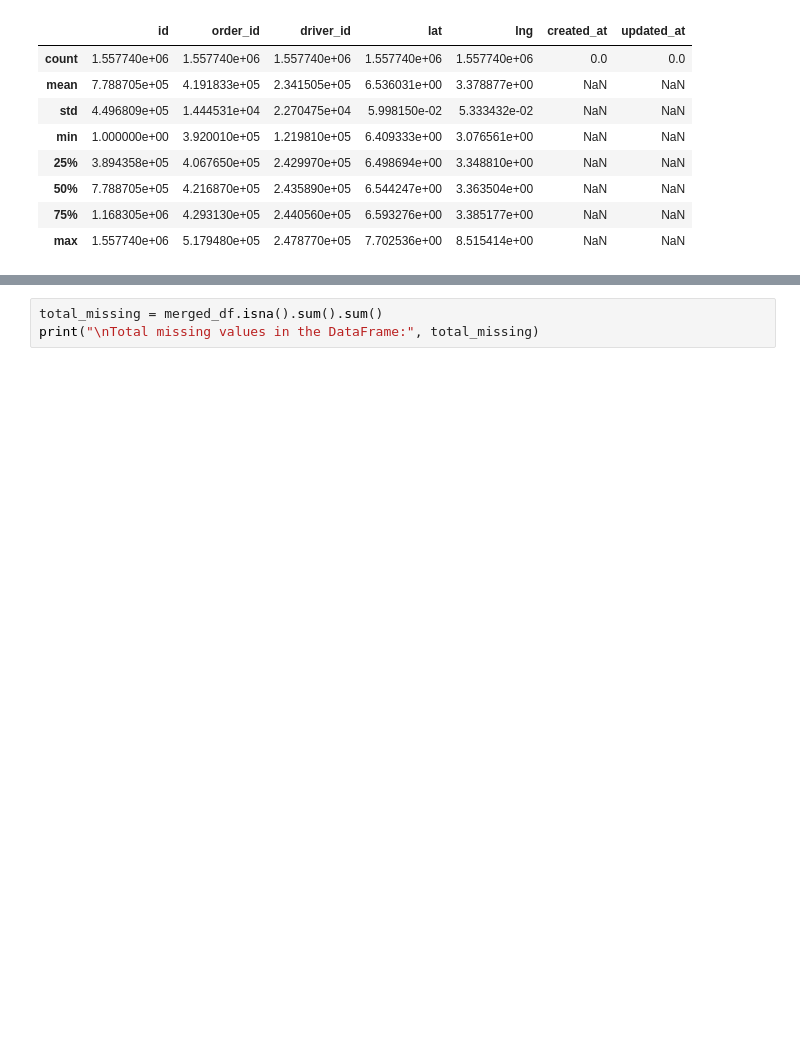
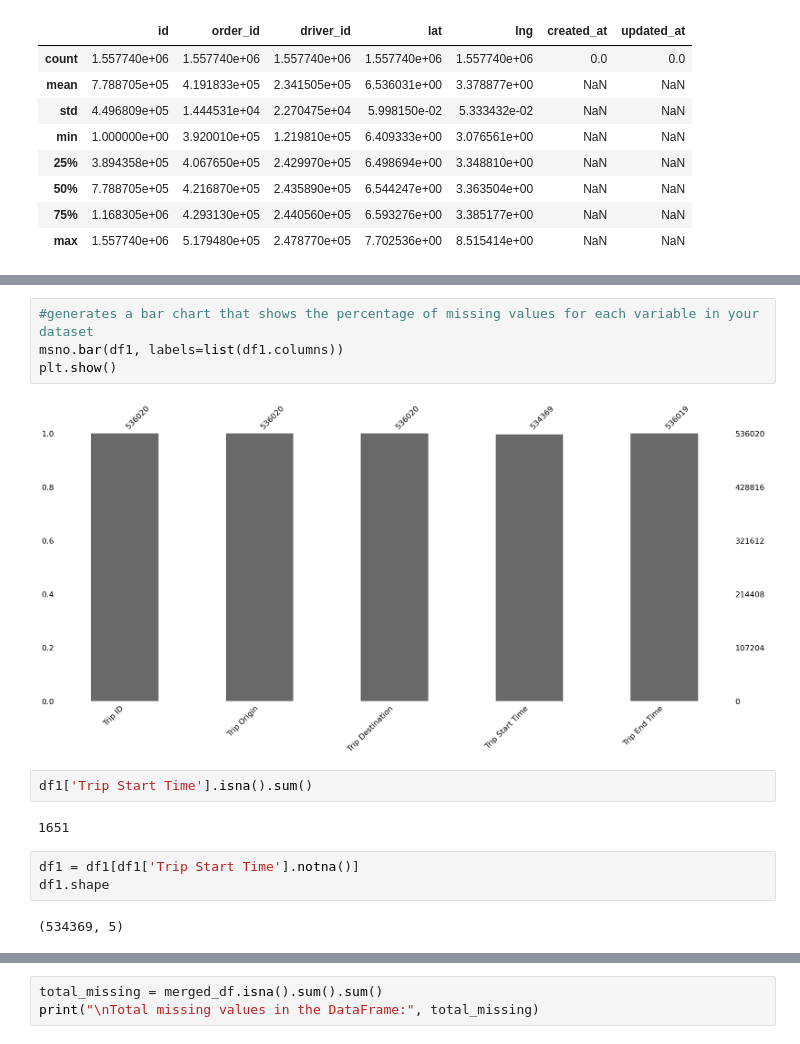
Before and after one commit to Betfsh/Logistic-optimization, a Jupyter notebook: notebooks/data_cleaning.ipynb, the cells around one changed output, grey strips where cells are left out. Saved outputs shown, nothing was run; the diff lists cells and outputs as text; blank space fills up the shorter version.

```diff
--- a/notebooks/data_cleaning.ipynb
+++ b/notebooks/data_cleaning.ipynb
@@ -114,0 +130,15 @@ print(merged_df.head(5).to_string())
+# %%
+#generates a bar chart that shows the percentage of missing values for each variable in your dataset
+msno.bar(df1, labels=list(df1.columns))
+plt.show()
+# %% [output]
+[figure, added]
+# %%
+df1['Trip Start Time'].isna().sum()
+# %% [output]
+1651
+# %%
+df1 = df1[df1['Trip Start Time'].notna()]
+df1.shape
+# %% [output]
+(534369, 5)
```
Also changed, not shown: parts of 21 cells of this notebook.
